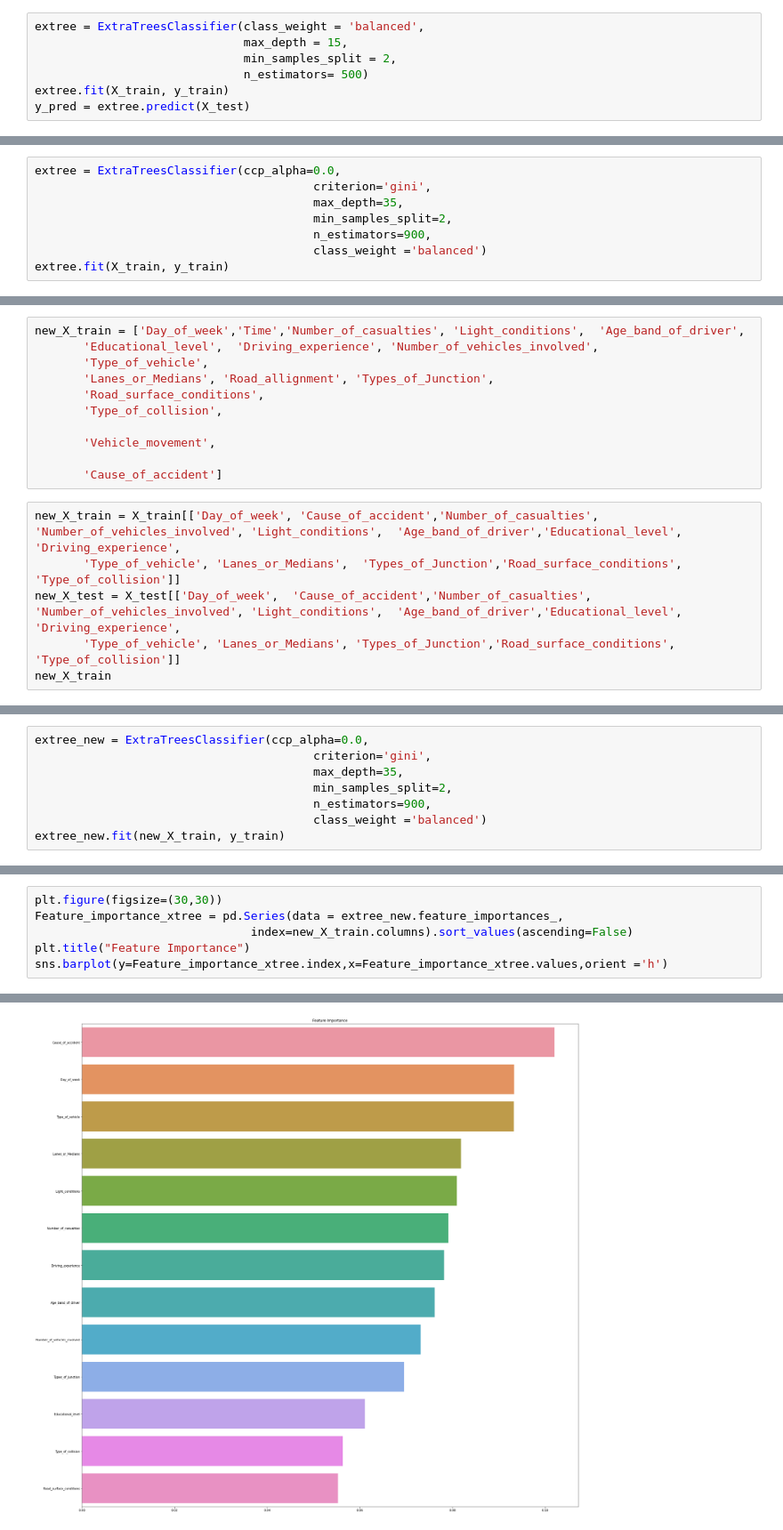
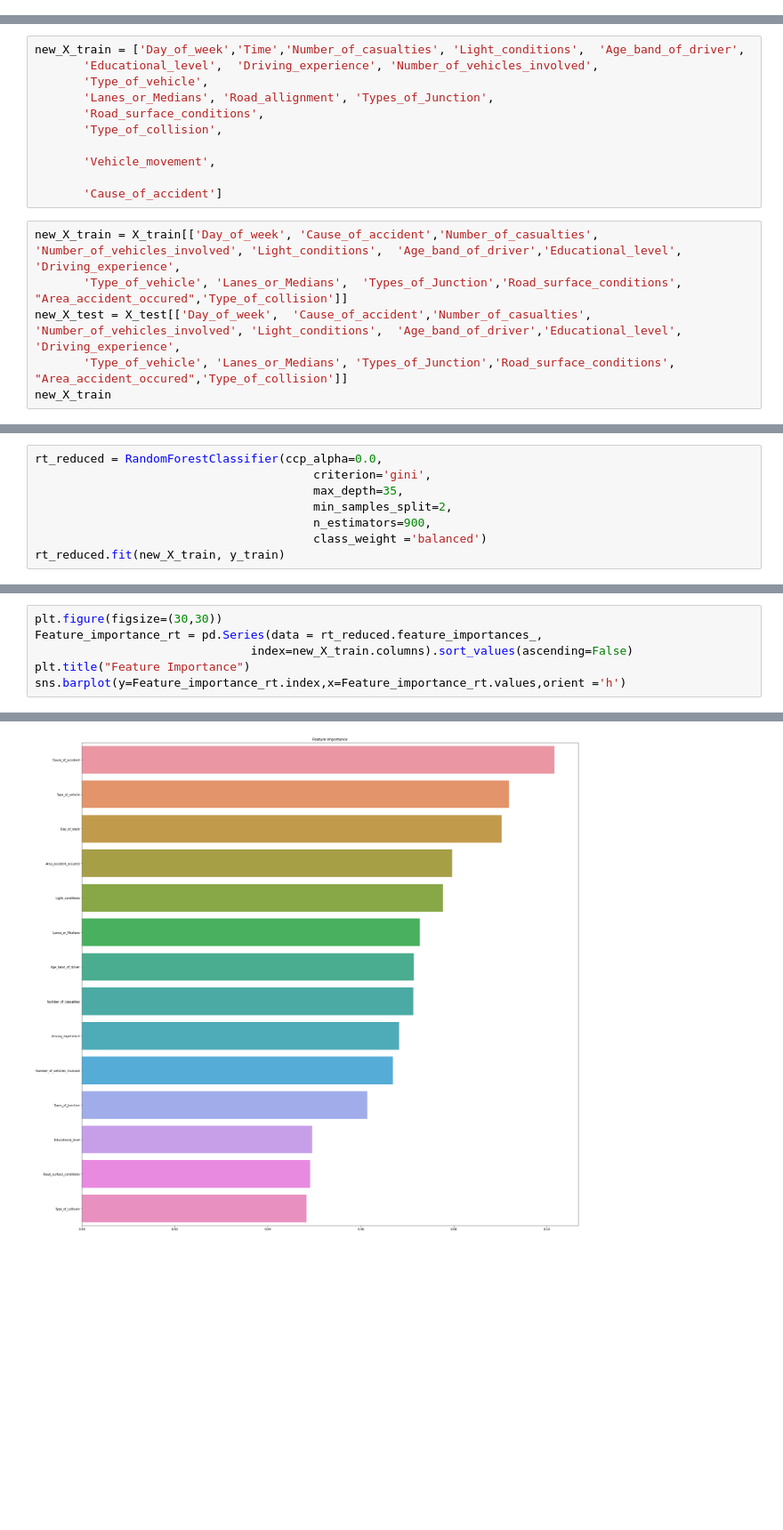
Before and after one commit to bhanu0925/ML_RoadTrafficAcident_Severity_Classification, a Jupyter notebook: Road_Traffic_Accident_Severity_Classification.ipynb, the cells around one changed output, grey strips where cells are left out. Shown at 89% size. Saved outputs shown, nothing was run; the diff lists cells and outputs as text; blank space fills up the shorter version.

```diff
--- a/Road_Traffic_Accident_Severity_Classification.ipynb
+++ b/Road_Traffic_Accident_Severity_Classification.ipynb
@@ -805,7 +818,0 @@ model_evaluation(extree,y_test,y_pred)
-# %%
-extree = ExtraTreesClassifier(class_weight = 'balanced',
-                              max_depth = 15,
-                              min_samples_split = 2,
-                              n_estimators= 500)
-extree.fit(X_train, y_train)
-y_pred = extree.predict(X_test)
@@ -964,8 +849,0 @@ model_evaluation(extree_model5,y_test,y_pred)
-# %%
-extree = ExtraTreesClassifier(ccp_alpha=0.0,
-                                        criterion='gini',
-                                        max_depth=35,
-                                        min_samples_split=2,
-                                        n_estimators=900,
-                                        class_weight ='balanced')
-extree.fit(X_train, y_train)
@@ -1031,9 +898,9 @@ new_X_train = ['Day_of_week','Time','Number_of_casualties', 'Light_conditions',
        'Cause_of_accident']
 # %%
 new_X_train = X_train[['Day_of_week', 'Cause_of_accident','Number_of_casualties', 'Number_of_vehicles_involved', 'Light_conditions',  'Age_band_of_driver','Educational_level', 'Driving_experience',
-       'Type_of_vehicle', 'Lanes_or_Medians',  'Types_of_Junction','Road_surface_conditions', 'Type_of_collision']]
+       'Type_of_vehicle', 'Lanes_or_Medians',  'Types_of_Junction','Road_surface_conditions', "Area_accident_occured",'Type_of_collision']]
 new_X_test = X_test[['Day_of_week',  'Cause_of_accident','Number_of_casualties', 'Number_of_vehicles_involved', 'Light_conditions',  'Age_band_of_driver','Educational_level', 'Driving_experience',
-       'Type_of_vehicle', 'Lanes_or_Medians', 'Types_of_Junction','Road_surface_conditions', 'Type_of_collision']]
+       'Type_of_vehicle', 'Lanes_or_Medians', 'Types_of_Junction','Road_surface_conditions', "Area_accident_occured",'Type_of_collision']]
 new_X_train
 # %% [output]
 |  | Day_of_week | Cause_of_accident | Number_of_casualties | Number_of_vehicles_involved | Light_conditions | ... |
@@ -1052,9 +919,9 @@ new_X_train
 # %%
-extree_new = ExtraTreesClassifier(ccp_alpha=0.0,
+rt_reduced = RandomForestClassifier(ccp_alpha=0.0,
                                         criterion='gini',
                                         max_depth=35,
                                         min_samples_split=2,
                                         n_estimators=900,
                                         class_weight ='balanced')
-extree_new.fit(new_X_train, y_train)
+rt_reduced.fit(new_X_train, y_train)
 # %% [output]
@@ -1071,10 +938,10 @@ model_evaluation(extree_new,y_test,y_pred)
 # %%
 plt.figure(figsize=(30,30))
-Feature_importance_xtree = pd.Series(data = extree_new.feature_importances_,
+Feature_importance_rt = pd.Series(data = rt_reduced.feature_importances_,
                                index=new_X_train.columns).sort_values(ascending=False)
 plt.title("Feature Importance")
-sns.barplot(y=Feature_importance_xtree.index,x=Feature_importance_xtree.values,orient ='h')
+sns.barplot(y=Feature_importance_rt.index,x=Feature_importance_rt.values,orient ='h')
 # %% [output]
 <matplotlib.axes._subplots.AxesSubplot at 0x...>
-[figure, old version]
+[figure, new version]
 # %%
```
Also changed, not shown: parts of 42 cells of this notebook.
